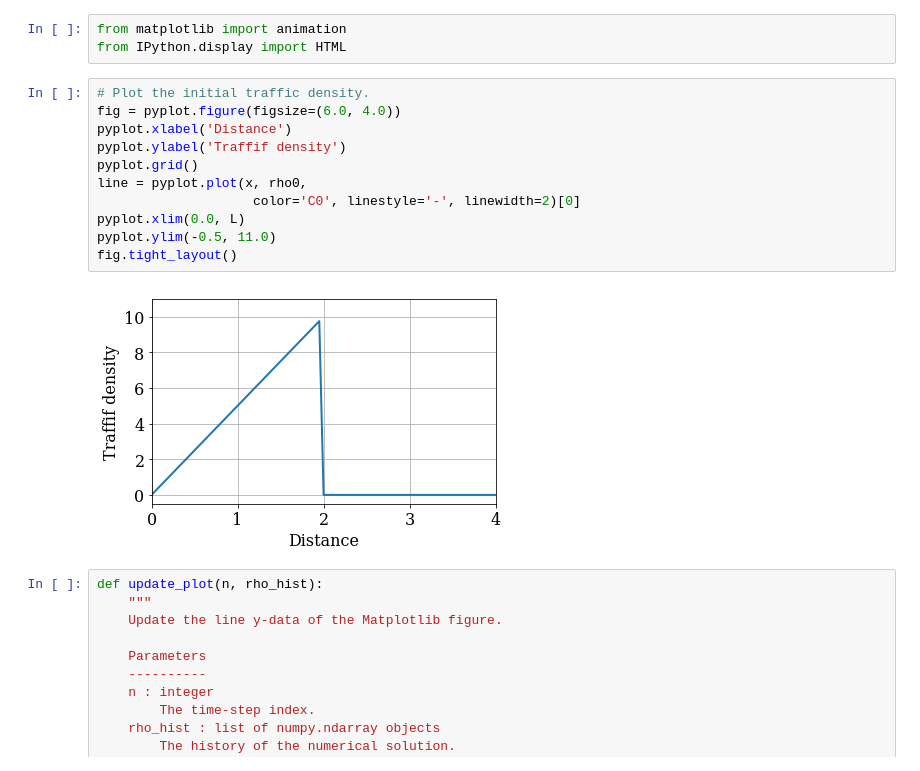
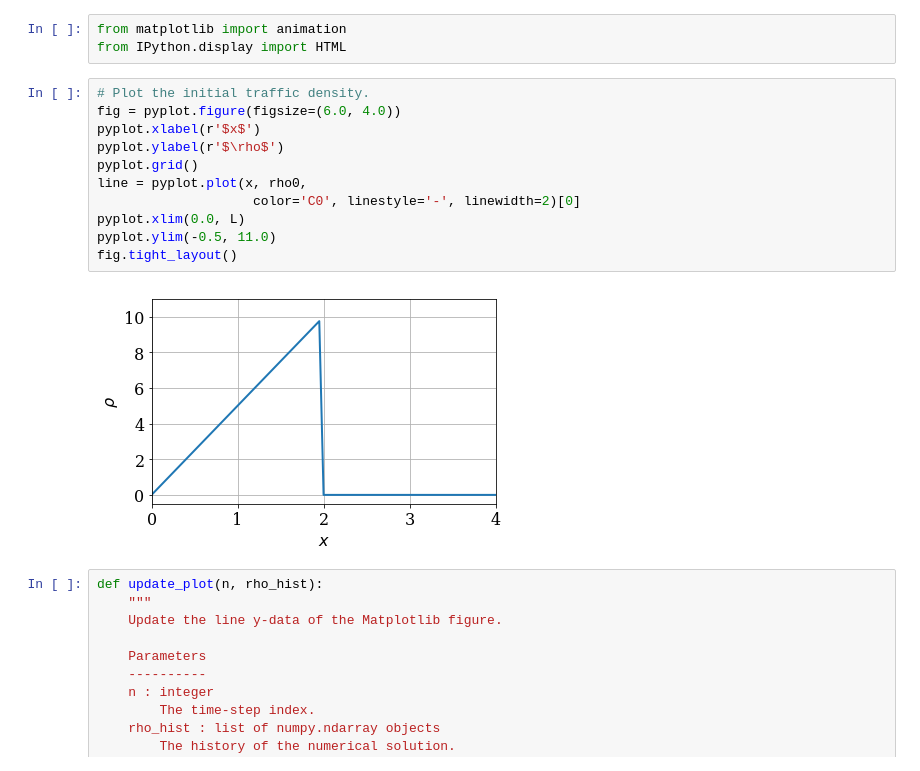
Before and after one commit to numerical-mooc/numerical-mooc, a Jupyter notebook: lessons/03_wave/03_01_conservationLaw.ipynb, the cells around one changed output. Saved outputs shown, nothing was run; the diff lists cells and outputs as text.

```diff
--- a/lessons/03_wave/03_01_conservationLaw.ipynb
+++ b/lessons/03_wave/03_01_conservationLaw.ipynb
@@ -331,16 +331,16 @@ from IPython.display import HTML
 # %%
 # Plot the initial traffic density.
 fig = pyplot.figure(figsize=(6.0, 4.0))
-pyplot.xlabel('Distance')
-pyplot.ylabel('Traffif density')
+pyplot.xlabel(r'$x$')
+pyplot.ylabel(r'$\rho$')
 pyplot.grid()
 line = pyplot.plot(x, rho0,
                     color='C0', linestyle='-', linewidth=2)[0]
 pyplot.xlim(0.0, L)
 pyplot.ylim(-0.5, 11.0)
 fig.tight_layout()
 # %% [output]
-[figure, old version]
+[figure, new version]
 # %%
 def update_plot(n, rho_hist):
     """
```
Also changed, not shown: parts of 2 cells of this notebook, 9 other files.
